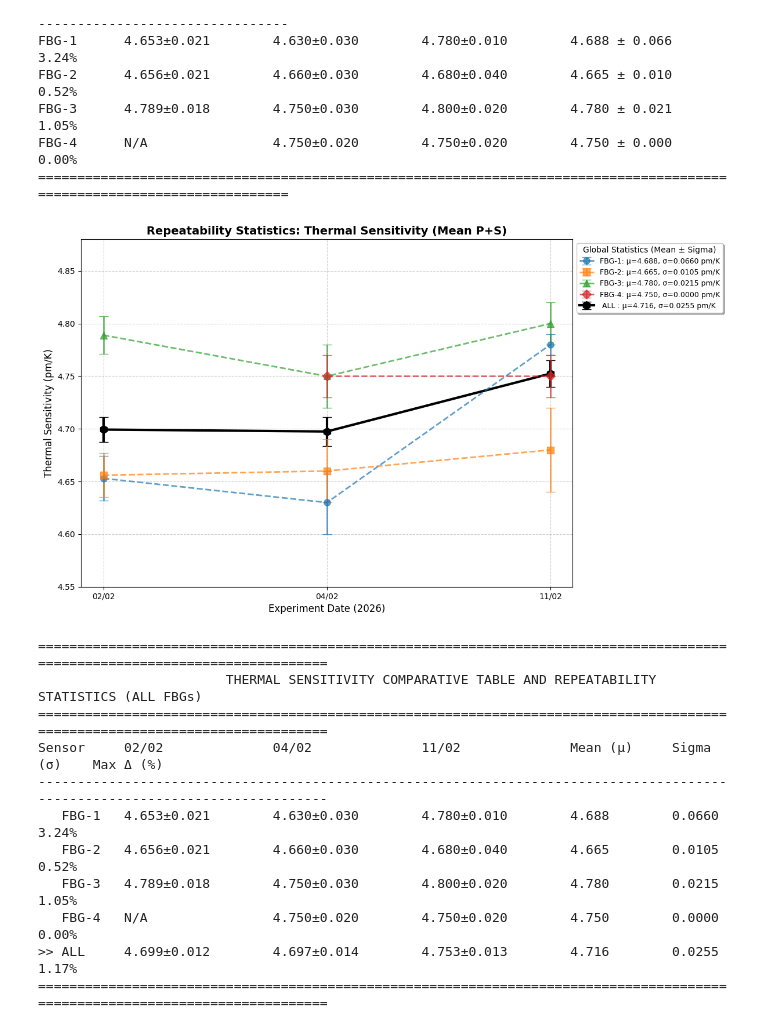
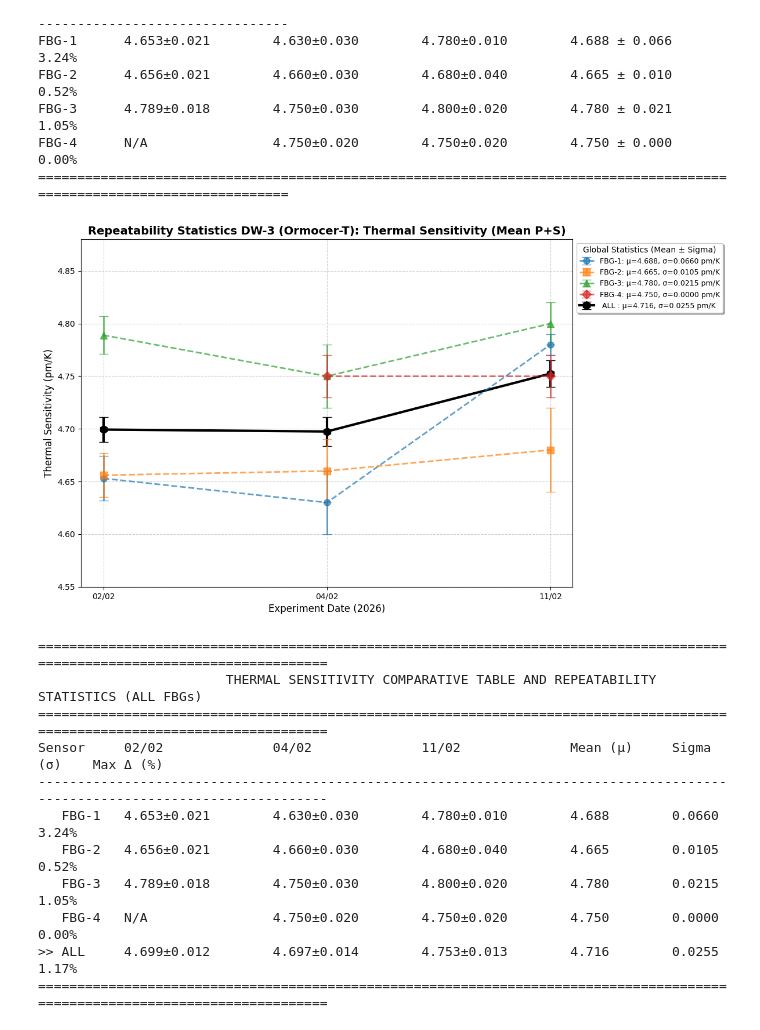
Before and after one commit to garpol/rtd-calibration-ana, a Jupyter notebook: FBG_Sensitivity_Analysis/Analisis_FBG_DW3_200um_3dias.ipynb, the cells around one changed output. Cells and saved outputs as stored; diff of their text form; code cells hidden in the pictures.

```diff
--- a/FBG_Sensitivity_Analysis/Analisis_FBG_DW3_200um_3dias.ipynb
+++ b/FBG_Sensitivity_Analysis/Analisis_FBG_DW3_200um_3dias.ipynb
@@ -167,7 +167,7 @@ for i, (sensor, data) in enumerate(sensors_data.items()):
                  linestyle=linestyles[i], linewidth=2 if not is_all else 3,
                  alpha=0.7 if not is_all else 1.0, zorder=10 if is_all else 15)
 
-plt.title('Repeatability Statistics: Thermal Sensitivity (Mean P+S)', fontsize=14, fontweight='bold')
+plt.title('Repeatability Statistics DW-3 (Ormocer-T): Thermal Sensitivity (Mean P+S)', fontsize=14, fontweight='bold')
 plt.xlabel('Experiment Date (2026)', fontsize=12)
 plt.ylabel('Thermal Sensitivity (pm/K)', fontsize=12)
 plt.grid(True, linestyle='--', alpha=0.6)
@@ -180,34 +180,34 @@ plt.ylim(min(all_flat_vals) - 0.08, max(all_flat_vals) + 0.08)
 plt.tight_layout()
 plt.show()
 
 # 3. Final Comparative Table
 print("="*125)
 print(f"{'THERMAL SENSITIVITY COMPARATIVE TABLE AND REPEATABILITY STATISTICS (ALL FBGs)':^125}")
 print("="*125)
 header = f"{'Sensor':<10} {'02/02':<18} {'04/02':<18} {'11/02':<18} {'Mean (μ)':<12} {'Sigma (σ)':<12} {'Max Δ (%)':<10}"
 print(header)
 print("-" * 125)
 
 for sensor, data in sensors_data.items():
     vals = data['vals']
     errs = data['errs']
     s_days = [f"{v:.3f}±{e:.3f}" if v is not None else "N/A" for v, e in zip(vals, errs)]
     valid_vals = [v for v in vals if v is not None]
     m = np.mean(valid_vals)
     s = np.std(valid_vals)
 
     if len(valid_vals) > 1:
         d_max = ((max(valid_vals) - min(valid_vals)) / min(valid_vals)) * 100
         d_str = f"{d_max:>6.2f}%"
     else:
         d_str = "N/A"
 
     prefix = ">> " if sensor == 'ALL' else "   "
     print(f"{prefix}{sensor:<7} {s_days[0]:<18} {s_days[1]:<18} {s_days[2]:<18} {m:<12.3f} {s:<12.4f} {d_str:<10}")
 
 print("="*125)
 # %% [output]
-[figure, old version]
+[figure, new version]
 =============================================================================================================================
                         THERMAL SENSITIVITY COMPARATIVE TABLE AND REPEATABILITY STATISTICS (ALL FBGs)
 =============================================================================================================================
```
Also changed, not shown: 1 other file.
